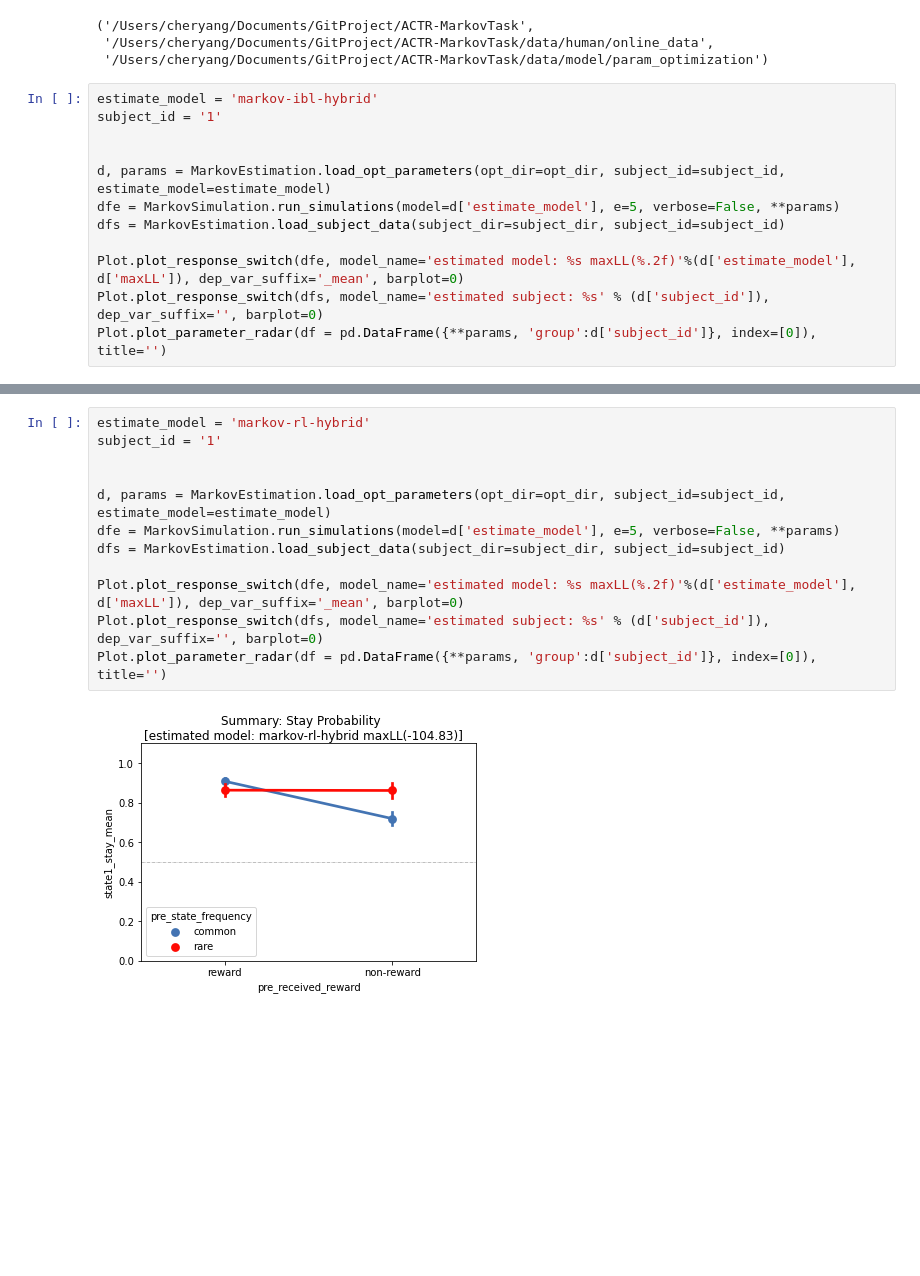
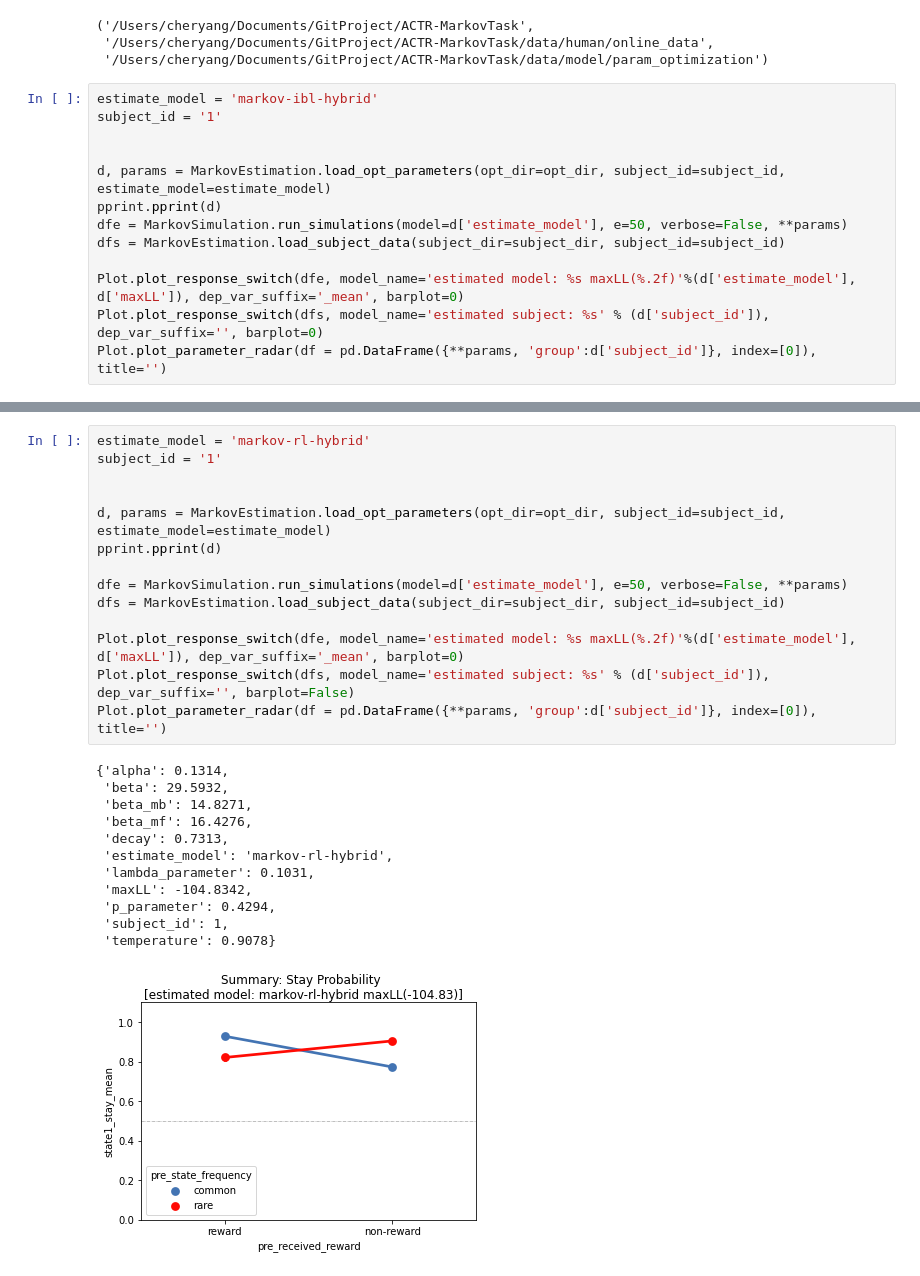
Before and after one commit to yangyuxue2333/ACTR-MarkovTask, a Jupyter notebook: analysis/test_pyactup_visualize_estimate.ipynb, the cells around one changed output, grey strips where cells are left out. Saved outputs shown, nothing was run; the diff lists cells and outputs as text; blank space fills up the shorter version.

```diff
--- a/analysis/test_pyactup_visualize_estimate.ipynb
+++ b/analysis/test_pyactup_visualize_estimate.ipynb
@@ -35,7 +35,8 @@ subject_id = '1'
 
 
 d, params = MarkovEstimation.load_opt_parameters(opt_dir=opt_dir, subject_id=subject_id, estimate_model=estimate_model)
-dfe = MarkovSimulation.run_simulations(model=d['estimate_model'], e=5, verbose=False, **params)
+pprint.pprint(d)
+dfe = MarkovSimulation.run_simulations(model=d['estimate_model'], e=50, verbose=False, **params)
 dfs = MarkovEstimation.load_subject_data(subject_dir=subject_dir, subject_id=subject_id)
 
 Plot.plot_response_switch(dfe, model_name='estimated model: %s maxLL(%.2f)'%(d['estimate_model'], d['maxLL']), dep_var_suffix='_mean', barplot=0)
@@ -48,16 +60,29 @@ Plot.plot_parameter_radar(df = pd.DataFrame({**params, 'group':d['subject_id']},
 # %%
 estimate_model = 'markov-rl-hybrid'
 subject_id = '1'
 
 
 d, params = MarkovEstimation.load_opt_parameters(opt_dir=opt_dir, subject_id=subject_id, estimate_model=estimate_model)
-dfe = MarkovSimulation.run_simulations(model=d['estimate_model'], e=5, verbose=False, **params)
+pprint.pprint(d)
+
+dfe = MarkovSimulation.run_simulations(model=d['estimate_model'], e=50, verbose=False, **params)
 dfs = MarkovEstimation.load_subject_data(subject_dir=subject_dir, subject_id=subject_id)
 
 Plot.plot_response_switch(dfe, model_name='estimated model: %s maxLL(%.2f)'%(d['estimate_model'], d['maxLL']), dep_var_suffix='_mean', barplot=0)
-Plot.plot_response_switch(dfs, model_name='estimated subject: %s' % (d['subject_id']), dep_var_suffix='', barplot=0)
+Plot.plot_response_switch(dfs, model_name='estimated subject: %s' % (d['subject_id']), dep_var_suffix='', barplot=False)
 Plot.plot_parameter_radar(df = pd.DataFrame({**params, 'group':d['subject_id']}, index=[0]), title='')
 # %% [output]
+{'alpha': 0.1314,
+ 'beta': 29.5932,
+ 'beta_mb': 14.8271,
+ 'beta_mf': 16.4276,
+ 'decay': 0.7313,
+ 'estimate_model': 'markov-rl-hybrid',
+ 'lambda_parameter': 0.1031,
+ 'maxLL': -104.8342,
+ 'p_parameter': 0.4294,
+ 'subject_id': 1,
+ 'temperature': 0.9078}
-[figure, old version]
+[figure, new version]
 [figure]
 [figure]
```
Also changed, not shown: parts of 6 cells of this notebook, 3 other files.
